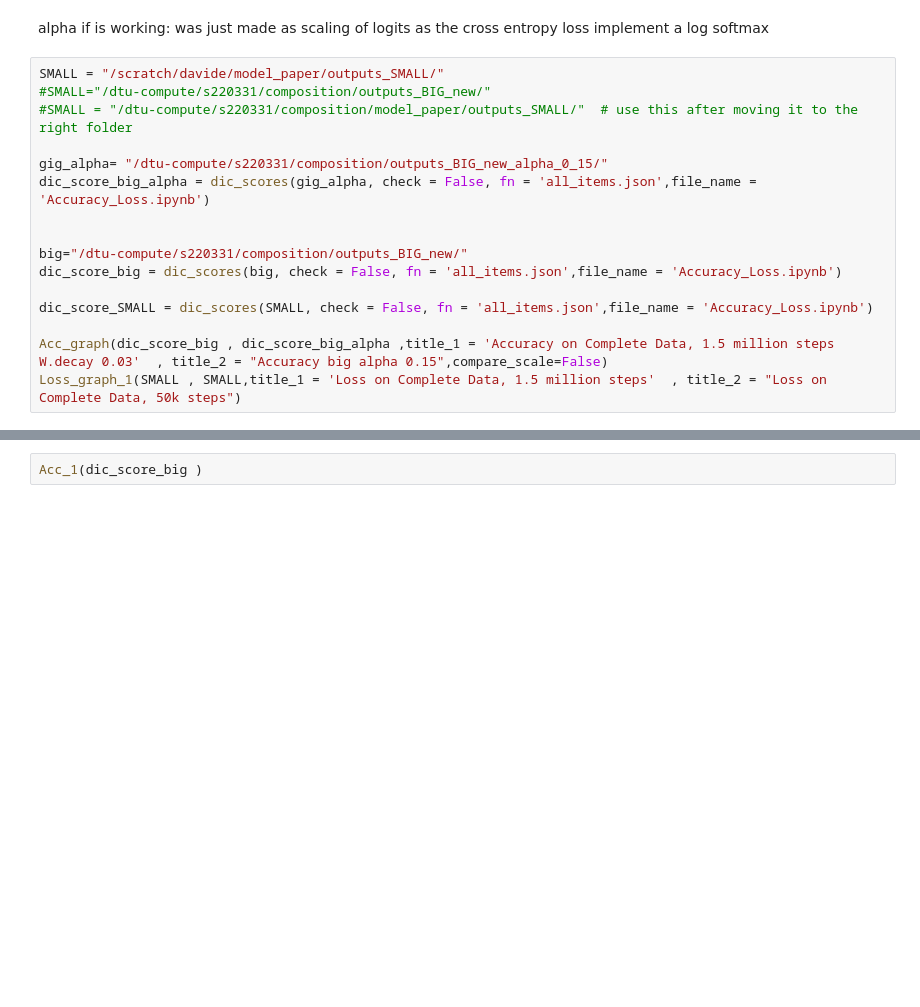
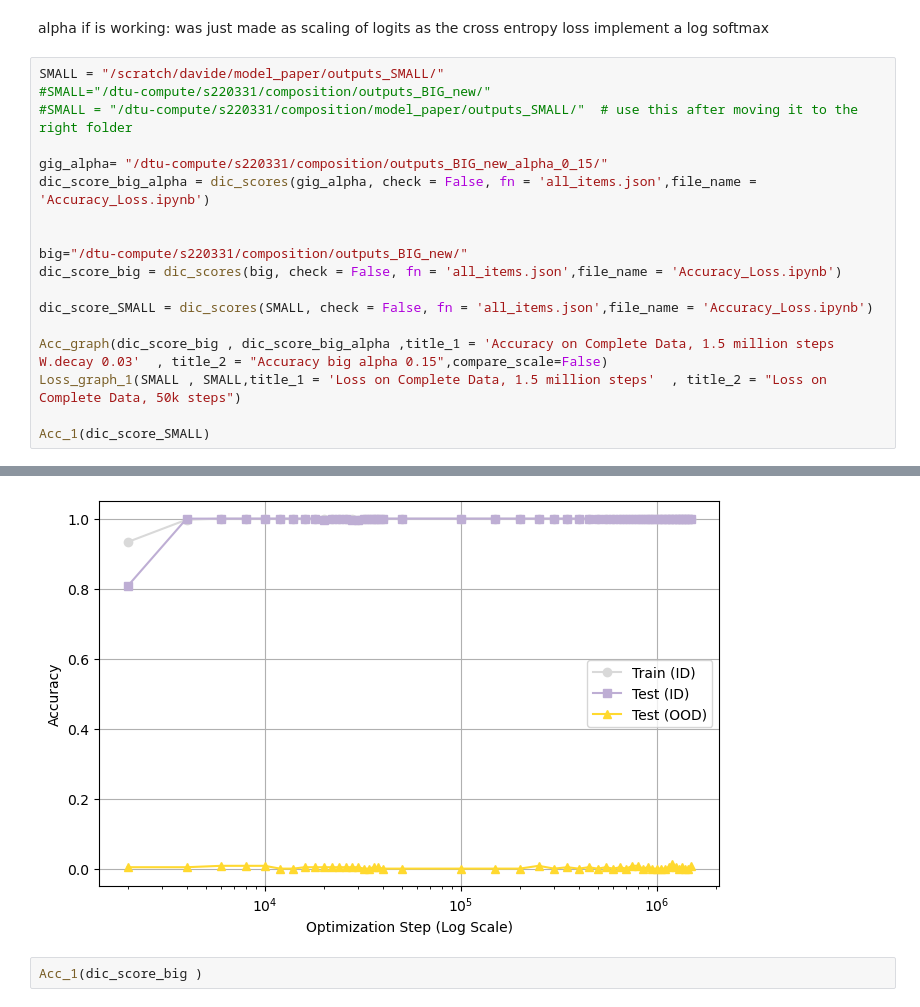
Before and after one commit to Davide011/Thesis_public, a Jupyter notebook: Final_notebook.ipynb, the cells around one changed output, grey strips where cells are left out. Cells and saved outputs as stored; diff of their text form; blank space fills up the shorter version.

```diff
--- a/Final_notebook.ipynb
+++ b/Final_notebook.ipynb
@@ -69,22 +69,25 @@ alpha if is working: was just made as scaling of logits as the cross entropy los
 # %%
 SMALL = "/scratch/davide/model_paper/outputs_SMALL/"
 #SMALL="/dtu-compute/s220331/composition/outputs_BIG_new/"
 #SMALL = "/dtu-compute/s220331/composition/model_paper/outputs_SMALL/"  # use this after moving it to the right folder
 
 gig_alpha= "/dtu-compute/s220331/composition/outputs_BIG_new_alpha_0_15/"
 dic_score_big_alpha = dic_scores(gig_alpha, check = False, fn = 'all_items.json',file_name = 'Accuracy_Loss.ipynb')
 
 
 big="/dtu-compute/s220331/composition/outputs_BIG_new/"
 dic_score_big = dic_scores(big, check = False, fn = 'all_items.json',file_name = 'Accuracy_Loss.ipynb')
 
 dic_score_SMALL = dic_scores(SMALL, check = False, fn = 'all_items.json',file_name = 'Accuracy_Loss.ipynb')
 
 Acc_graph(dic_score_big , dic_score_big_alpha ,title_1 = 'Accuracy on Complete Data, 1.5 million steps W.decay 0.03'  , title_2 = "Accuracy big alpha 0.15",compare_scale=False)
 Loss_graph_1(SMALL , SMALL,title_1 = 'Loss on Complete Data, 1.5 million steps'  , title_2 = "Loss on Complete Data, 50k steps")
+
+Acc_1(dic_score_SMALL)
 # %% [output]
 [figure]
 [figure]
+[figure, added]
 # %%
 Acc_1(dic_score_big )
 # %% [output]
```
Also changed, not shown: parts of 3 cells of this notebook, 7 other files.
